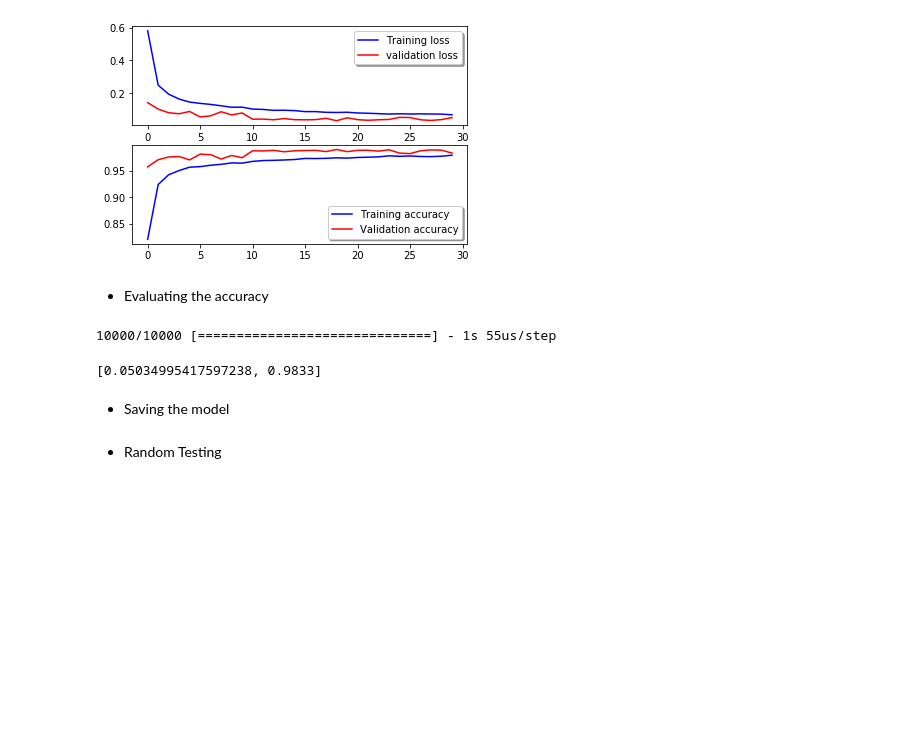
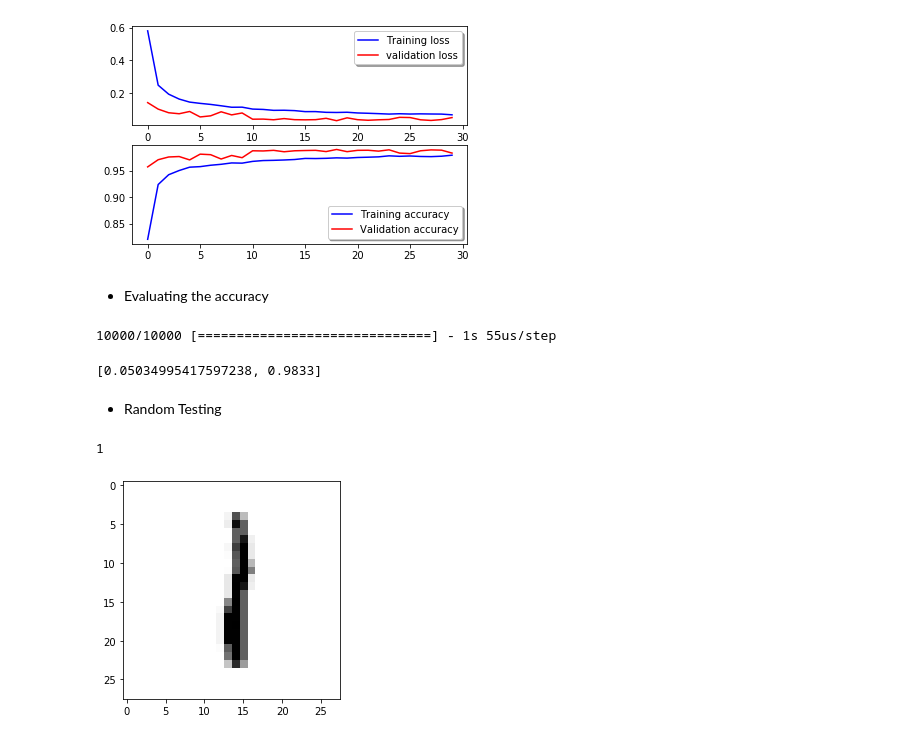
Before and after one commit to DeepankarAcharyya/A-Simple-CNN, a Jupyter notebook: MNIST-2.ipynb, the cells around one changed output. Drawn from its saved outputs; the diff is of its cells as text; code cells hidden in the pictures; blank space fills up the shorter version.

```diff
--- a/MNIST-2.ipynb
+++ b/MNIST-2.ipynb
@@ -131,7 +131,13 @@ model.evaluate(x_test, y_test)
 # %% [output]
 10000/10000 [==============================] - 1s 55us/step
 [0.05034995417597238, 0.9833]
-# %% [markdown]
-* Saving the model
 # %% [markdown]
 * Random Testing
+# %%
+random_index=4010
+plt.imshow(x_test[random_index].reshape(28, 28),cmap='Greys')
+pred = model.predict(x_test[random_index].reshape(1, 28, 28, 1))
+print(pred.argmax())
+# %% [output]
+1
+[figure, added]
```
